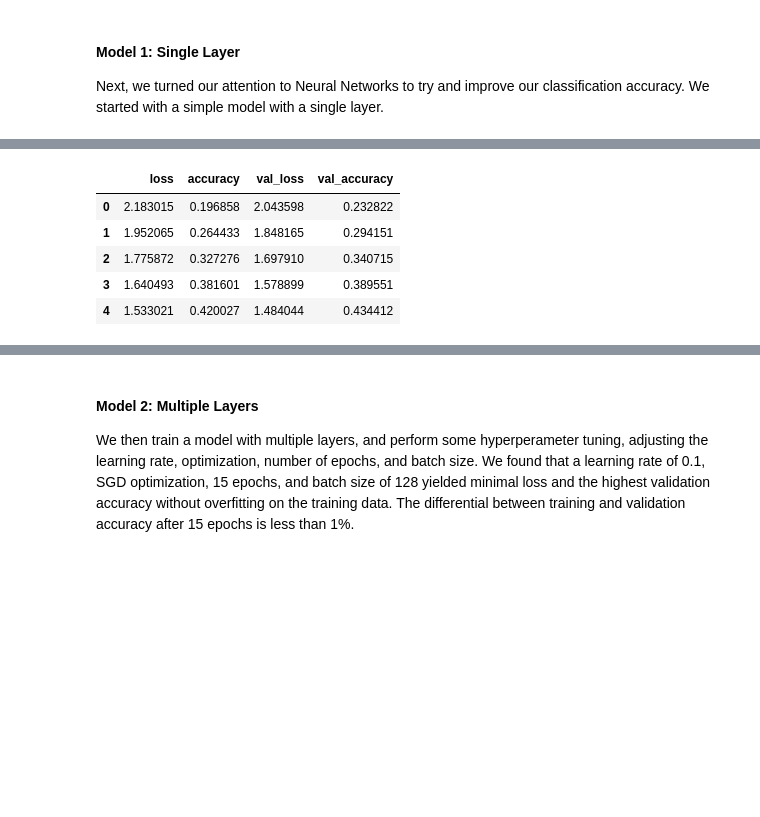
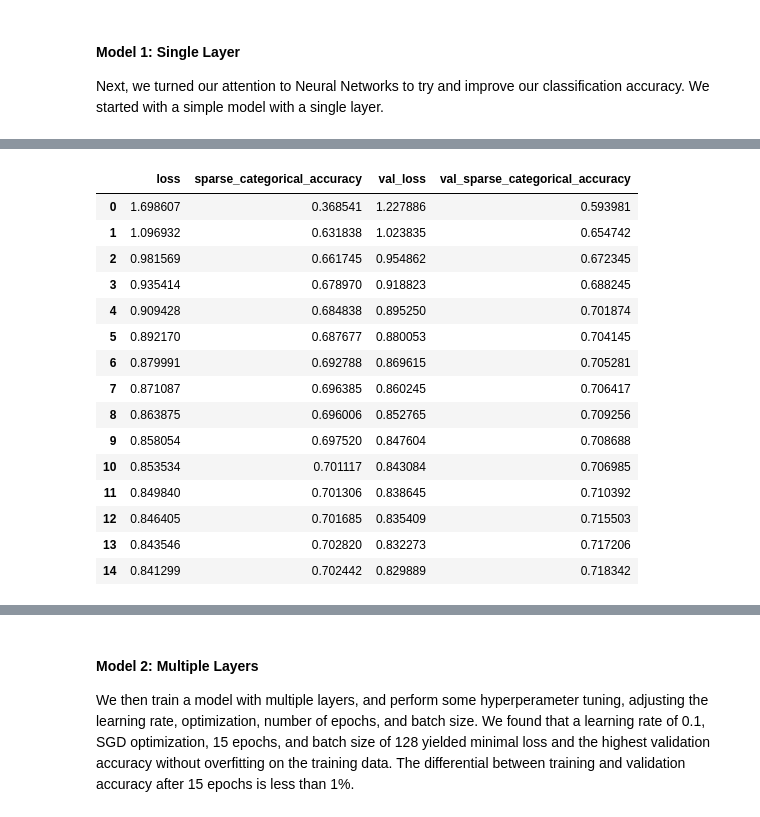
Before and after one commit to ynackash/genre-classification, a Jupyter notebook: main.ipynb, the cells around one changed output, grey strips where cells are left out. Saved outputs shown, nothing was run; the diff lists cells and outputs as text; code cells hidden in the pictures; blank space fills up the shorter version.

```diff
--- a/main.ipynb
+++ b/main.ipynb
@@ -426,9 +443,9 @@ genre_to_category = {
 }
 
 # Map each track to a category
-df['music_category'] = df['track_genre'].apply(lambda x: genre_to_category.get(x, 'Other'))
+df['genre_category'] = df['track_genre'].apply(lambda x: genre_to_category.get(x, 'Other'))
 
-slim_df = df[df['music_category'] != 'Other']
+slim_df = df[df['genre_category'] != 'Other']
 slim_df.shape
 # %% [output]
 (12282, 36)
@@ -456,7 +475,7 @@ After our genre categorization, there is an uneven distribution of tracks. To re
 # %%
 # Load tracks and genre labels
 tracks = slim_df[features]
-labels = slim_df['music_category']
+labels = slim_df['genre_category']
 labels_count = len(labels.unique())
 
 print("Shape of tracks ", tracks.shape)
@@ -585,7 +601,7 @@ Analyzing the confusion matrix above, it appears that Pop has the most false pos
 
 Next, we turned our attention to Neural Networks to try and improve our classification accuracy. We started with a simple model with a single layer.
 # %%
-def build_model_single(num_features, n_classes,learning_rate=0.01):
+def build_model_single(num_features, n_classes,learning_rate=0.1):
     """Build a TF logistic regression model using Keras.
 
     Args:
@@ -620,7 +636,7 @@ def build_model_single(num_features, n_classes,learning_rate=0.01):
     # ask Tensorflow to report when evaluating the model.
     model.compile(loss='sparse_categorical_crossentropy',
                 optimizer=optimizer,
-                metrics=['accuracy'])
+                metrics=[tf.keras.metrics.SparseCategoricalAccuracy()])
 
     return model
 # %%
@@ -645,10 +659,10 @@ _________________________________________________________________
 history = model.fit(
   x = X_train,   # training examples
   y = Y_train,   #labels
-  epochs=5,             # number of passes through the training data
+  epochs=15,             # number of passes through the training data
   batch_size=128,        # mini-batch size for SGD
   validation_split=0.25, # use a fraction of the examples for validation -- DO WE STILL NEED THIS IF VALIDATION SPLIT
-  verbose=1             # display some progress output during training
+  verbose=0             # display some progress output during training
   )
 
 # Convert the return value into a DataFrame so we can see the train loss
@@ -673,6 +673,16 @@ Epoch 5/5
-|  | loss | accuracy | val_loss | val_accuracy |
-| 0 | 2.183015 | 0.196858 | 2.043598 | 0.232822 |
-| 1 | 1.952065 | 0.264433 | 1.848165 | 0.294151 |
-| 2 | 1.775872 | 0.327276 | 1.697910 | 0.340715 |
-| 3 | 1.640493 | 0.381601 | 1.578899 | 0.389551 |
-| 4 | 1.533021 | 0.420027 | 1.484044 | 0.434412 |
+|  | loss | sparse_categorical_accuracy | val_loss | val_sparse_categorical_accuracy |
+| 0 | 1.698607 | 0.368541 | 1.227886 | 0.593981 |
+| 1 | 1.096932 | 0.631838 | 1.023835 | 0.654742 |
+| 2 | 0.981569 | 0.661745 | 0.954862 | 0.672345 |
+| 3 | 0.935414 | 0.678970 | 0.918823 | 0.688245 |
+| 4 | 0.909428 | 0.684838 | 0.895250 | 0.701874 |
+| 5 | 0.892170 | 0.687677 | 0.880053 | 0.704145 |
+| 6 | 0.879991 | 0.692788 | 0.869615 | 0.705281 |
+| 7 | 0.871087 | 0.696385 | 0.860245 | 0.706417 |
+| 8 | 0.863875 | 0.696006 | 0.852765 | 0.709256 |
+| 9 | 0.858054 | 0.697520 | 0.847604 | 0.708688 |
+| 10 | 0.853534 | 0.701117 | 0.843084 | 0.706985 |
+| 11 | 0.849840 | 0.701306 | 0.838645 | 0.710392 |
+| 12 | 0.846405 | 0.701685 | 0.835409 | 0.715503 |
+| 13 | 0.843546 | 0.702820 | 0.832273 | 0.717206 |
+| 14 | 0.841299 | 0.702442 | 0.829889 | 0.718342 |
```
Also changed, not shown: parts of 37 cells of this notebook.
